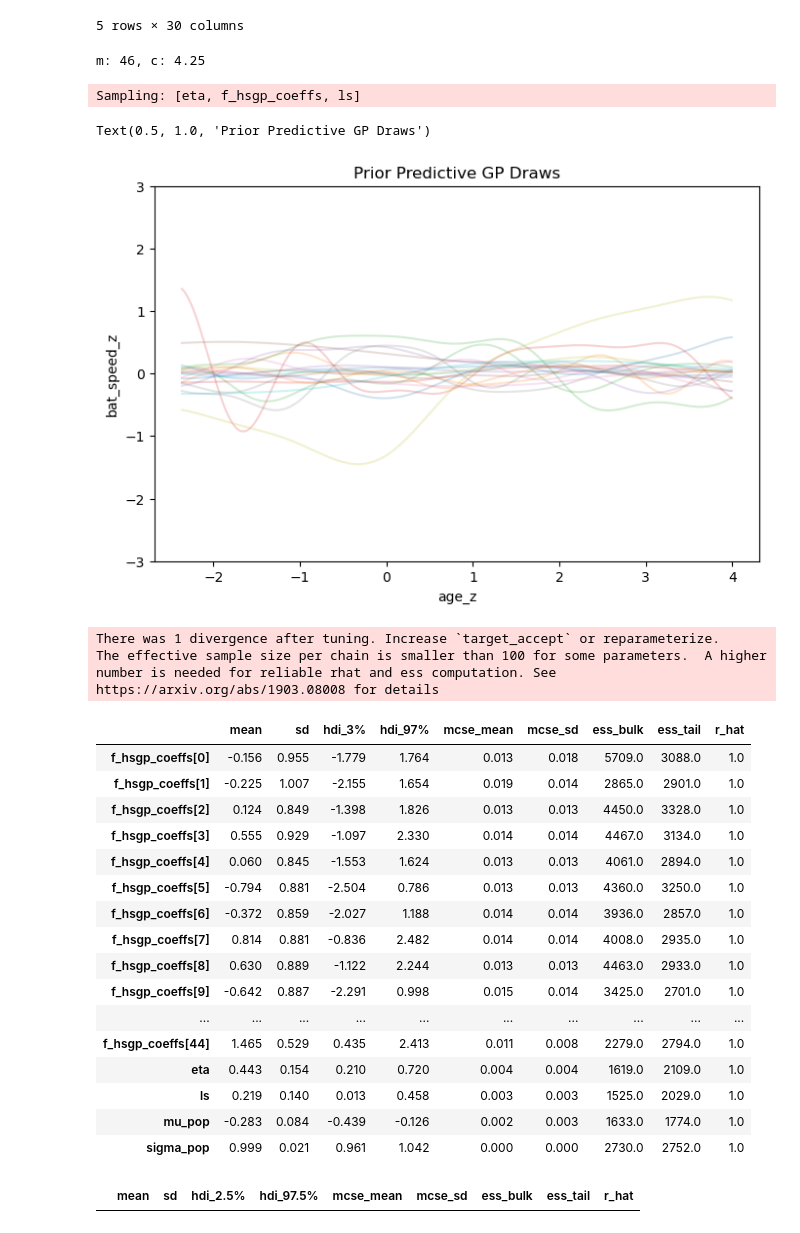
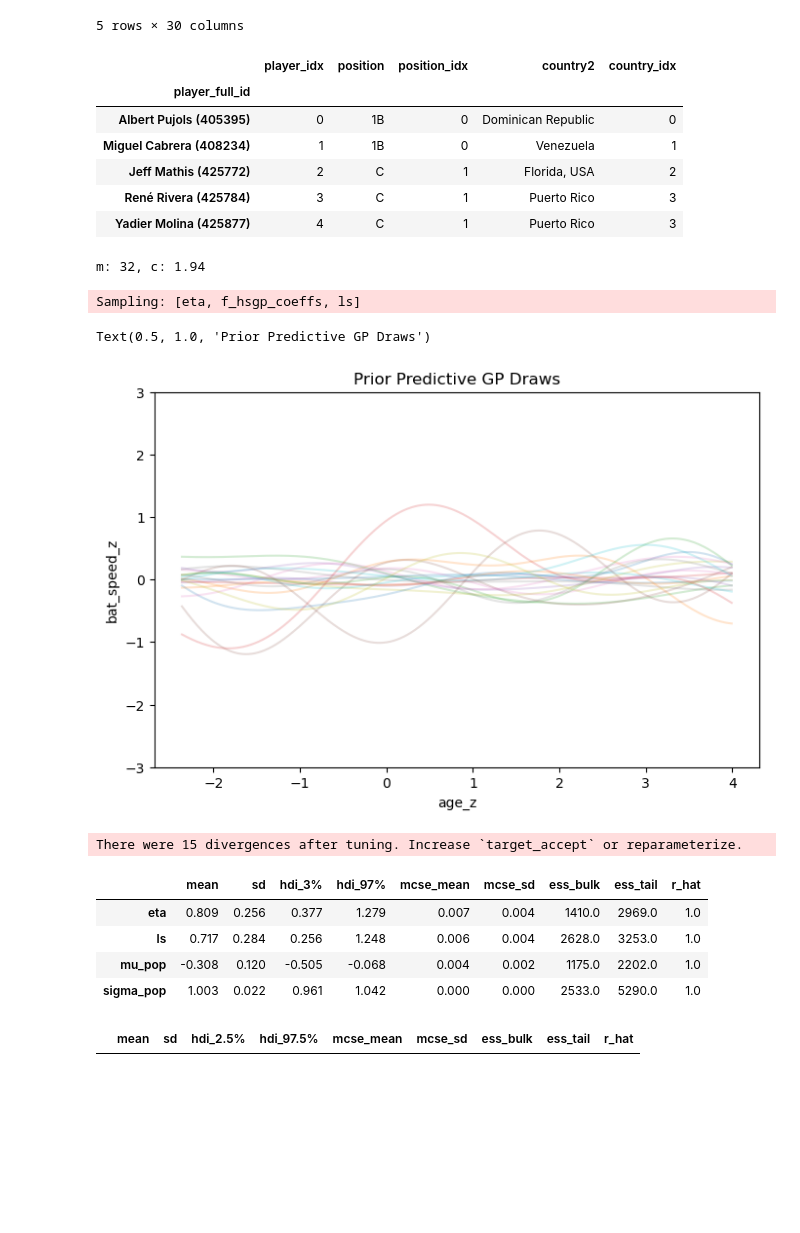
Before and after one commit to remmertjack/portfolio, a Jupyter notebook: batspeed/batspeed_model.ipynb, the cells around one changed output. Saved outputs shown, nothing was run; the diff lists cells and outputs as text; code cells hidden in the pictures; blank space fills up the shorter version.

```diff
--- a/batspeed/batspeed_model.ipynb
+++ b/batspeed/batspeed_model.ipynb
@@ -234,20 +234,40 @@ def define_index(data: pd.DataFrame, label: str, plus_one:bool=True) -> Union[np
 # %%
 # apply said index
 df['player_full_id'] = df['full'] + " (" + df['bam_id'].astype(str) + ")"
-player_name_list = pd.unique(df['player_full_id']).tolist()
+
+n_obs = len(df)
 df["player_idx"], player_lookup = define_index(df, "player_full_id", plus_one=False)
-player_index_vals = df['player_idx'].values.astype("int32")
-n_obs = len(df)
+player_idx_vals = df['player_idx'].values.astype("int32")
+
+df['position_idx'], position_lookup = define_index(df, "position", plus_one=False)
+df['country_idx'], country_lookup = define_index(df, "country2", plus_one=False)
+df_players = df[['player_full_id','player_idx','position','position_idx','country2','country_idx']].drop_duplicates(subset=['player_full_id']).set_index('player_full_id')
+
+position_idx_vals = df_players['position_idx'].values.astype("int32")
+country_idx_vals = df_players['country_idx'].values.astype("int32")
+
+position_list = list(position_lookup.keys())
+country_list = list(country_lookup.keys())
+player_name_list = list(player_lookup.keys())
+df_players.head()
+# %% [output]
+|  | player_idx | position | position_idx | country2 | country_idx |
+| player_full_id |  |  |  |  |  |
+| Albert Pujols (405395) | 0 | 1B | 0 | Dominican Republic | 0 |
+| Miguel Cabrera (408234) | 1 | 1B | 0 | Venezuela | 1 |
+| Jeff Mathis (425772) | 2 | C | 1 | Florida, USA | 2 |
+| René Rivera (425784) | 3 | C | 1 | Puerto Rico | 3 |
+| Yadier Molina (425877) | 4 | C | 1 | Puerto Rico | 3 |
 # %%
 # compute initial params
 m_init, c_init = pm.gp.hsgp_approx.approx_hsgp_hyperparams(
     x_range=[np.min(age_z), np.max(age_z)],
-    lengthscale_range=[1, 3],
-    cov_func="matern32",
+    lengthscale_range=[0.5, 1.5],
+    cov_func="matern52",
 )
 print(f"m: {m_init}, c: {c_init:.2f}")
 # %% [output]
-m: 46, c: 4.25
+m: 32, c: 1.94
 # %%
 coords = {
     "observation_id": np.arange(n_obs),
@@ -258,7 +278,7 @@ coords = {
 # pymc model
 with pm.Model(coords=coords) as model:
     # data
-    player_idx = pm.Data("player_idx", player_index_vals, dims=("observation_id",))
+    player_idx = pm.Data("player_idx", player_idx_vals, dims=("observation_id",))
     age_data = pm.Data('age_data', age_z.reshape(-1,1))
     sigma_data = pm.Data('sigma_data', bat_speed_sigma)
 
@@ -271,10 +291,10 @@ with pm.Model(coords=coords) as model:
     mean = pm.gp.mean.Zero()
     # covariance priors
     eta = pm.HalfNormal("eta", sigma=0.5)
-    ls = pm.Gamma("ls", alpha=1.0, beta=1.0)
+    ls = pm.InverseGamma("ls", alpha=3.0, beta=2.0)
     cov_func = eta**2 * pm.gp.cov.Matern52(input_dim=1, ls=ls)
     # HSGP
-    gp = pm.gp.HSGP(m=[m_init], c=c_init, drop_first=True, mean_func=mean, cov_func=cov_func)
+    gp = pm.gp.HSGP(m=[10], c=2, drop_first=True, mean_func=mean, cov_func=cov_func)
     f = gp.prior("f", X=age_data)
 
     # expected value
@@ -299,33 +319,20 @@ plt.title("Prior Predictive GP Draws")
 # %% [output]
 Sampling: [eta, f_hsgp_coeffs, ls]
 Text(0.5, 1.0, 'Prior Predictive GP Draws')
-[figure, old version]
+[figure, new version]
 # %%
 # sample
-trace = sample(model, draws = 1000, tune = 1000, target_accept = 0.95,  path='gp_constant.nc')
+trace = sample(model, draws = 2000, tune = 2000, target_accept = 0.95,  path='gp_constant.nc')
 # %% [output]
-There was 1 divergence after tuning. Increase `target_accept` or reparameterize.
-The effective sample size per chain is smaller than 100 for some parameters.  A higher number is needed for reliable rhat and ess computation. See https://arxiv.org/abs/1903.08008 for details
+There were 15 divergences after tuning. Increase `target_accept` or reparameterize.
 # %%
-az.summary(trace, var_names=['f_hsgp_coeffs', 'eta', 'ls','mu_pop', 'sigma_pop'])
+az.summary(trace, var_names=['eta', 'ls','mu_pop', 'sigma_pop'])
 # %% [output]
 |  | mean | sd | hdi_3% | hdi_97% | mcse_mean | mcse_sd | ess_bulk | ess_tail | r_hat |
-| f_hsgp_coeffs[0] | -0.156 | 0.955 | -1.779 | 1.764 | 0.013 | 0.018 | 5709.0 | 3088.0 | 1.0 |
-| f_hsgp_coeffs[1] | -0.225 | 1.007 | -2.155 | 1.654 | 0.019 | 0.014 | 2865.0 | 2901.0 | 1.0 |
-| f_hsgp_coeffs[2] | 0.124 | 0.849 | -1.398 | 1.826 | 0.013 | 0.013 | 4450.0 | 3328.0 | 1.0 |
-| f_hsgp_coeffs[3] | 0.555 | 0.929 | -1.097 | 2.330 | 0.014 | 0.014 | 4467.0 | 3134.0 | 1.0 |
-| f_hsgp_coeffs[4] | 0.060 | 0.845 | -1.553 | 1.624 | 0.013 | 0.013 | 4061.0 | 2894.0 | 1.0 |
-| f_hsgp_coeffs[5] | -0.794 | 0.881 | -2.504 | 0.786 | 0.013 | 0.013 | 4360.0 | 3250.0 | 1.0 |
-| f_hsgp_coeffs[6] | -0.372 | 0.859 | -2.027 | 1.188 | 0.014 | 0.014 | 3936.0 | 2857.0 | 1.0 |
-| f_hsgp_coeffs[7] | 0.814 | 0.881 | -0.836 | 2.482 | 0.014 | 0.014 | 4008.0 | 2935.0 | 1.0 |
-| f_hsgp_coeffs[8] | 0.630 | 0.889 | -1.122 | 2.244 | 0.013 | 0.013 | 4463.0 | 2933.0 | 1.0 |
-| f_hsgp_coeffs[9] | -0.642 | 0.887 | -2.291 | 0.998 | 0.015 | 0.014 | 3425.0 | 2701.0 | 1.0 |
-| ... | ... | ... | ... | ... | ... | ... | ... | ... | ... |
-| f_hsgp_coeffs[44] | 1.465 | 0.529 | 0.435 | 2.413 | 0.011 | 0.008 | 2279.0 | 2794.0 | 1.0 |
-| eta | 0.443 | 0.154 | 0.210 | 0.720 | 0.004 | 0.004 | 1619.0 | 2109.0 | 1.0 |
-| ls | 0.219 | 0.140 | 0.013 | 0.458 | 0.003 | 0.003 | 1525.0 | 2029.0 | 1.0 |
-| mu_pop | -0.283 | 0.084 | -0.439 | -0.126 | 0.002 | 0.003 | 1633.0 | 1774.0 | 1.0 |
-| sigma_pop | 0.999 | 0.021 | 0.961 | 1.042 | 0.000 | 0.000 | 2730.0 | 2752.0 | 1.0 |
+| eta | 0.809 | 0.256 | 0.377 | 1.279 | 0.007 | 0.004 | 1410.0 | 2969.0 | 1.0 |
+| ls | 0.717 | 0.284 | 0.256 | 1.248 | 0.006 | 0.004 | 2628.0 | 3253.0 | 1.0 |
+| mu_pop | -0.308 | 0.120 | -0.505 | -0.068 | 0.004 | 0.002 | 1175.0 | 2202.0 | 1.0 |
+| sigma_pop | 1.003 | 0.022 | 0.961 | 1.042 | 0.000 | 0.000 | 2533.0 | 5290.0 | 1.0 |
 # %%
 trace_df = az.summary(trace, hdi_prob=0.95)
 trace_df.loc[trace_df['r_hat']>1.01]
```
Also changed, not shown: parts of 26 cells of this notebook.
